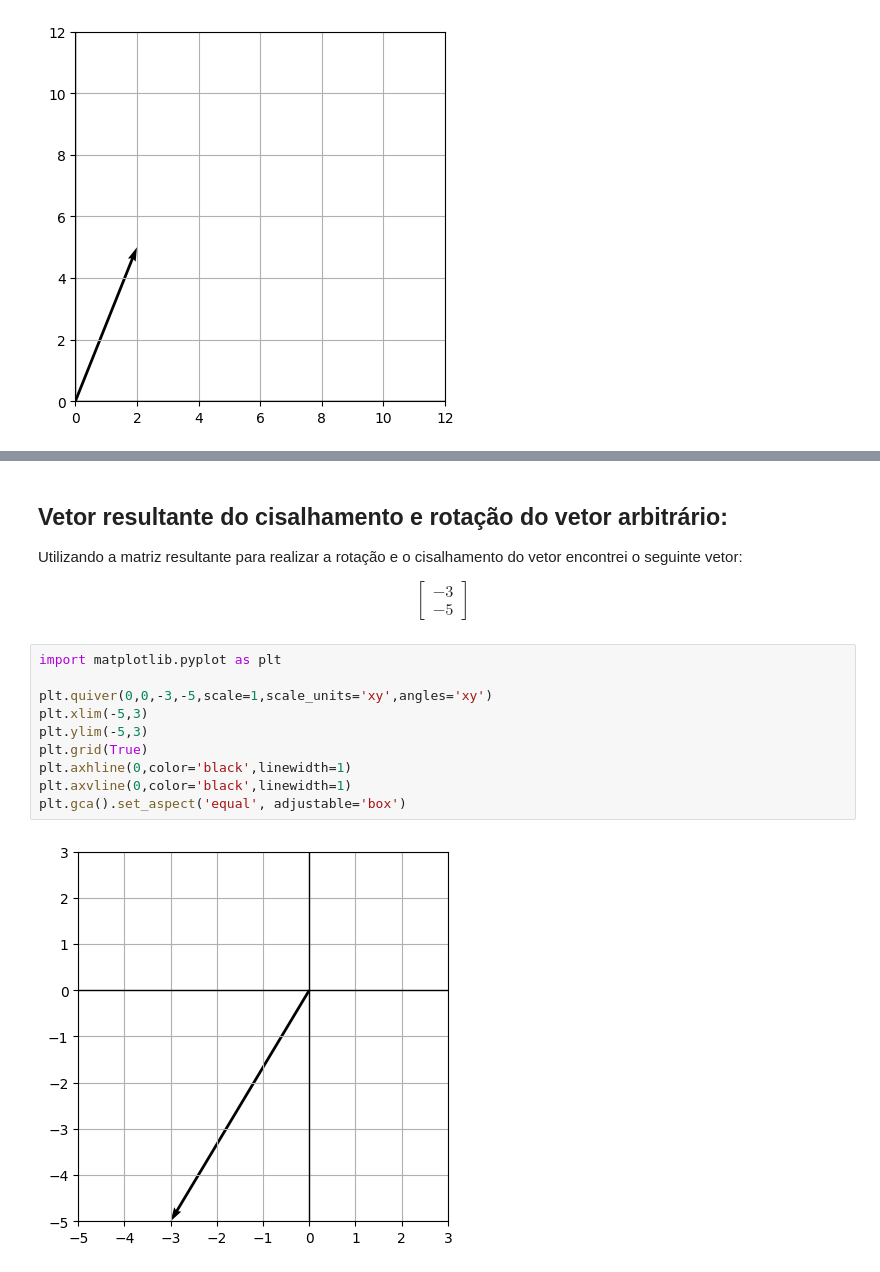
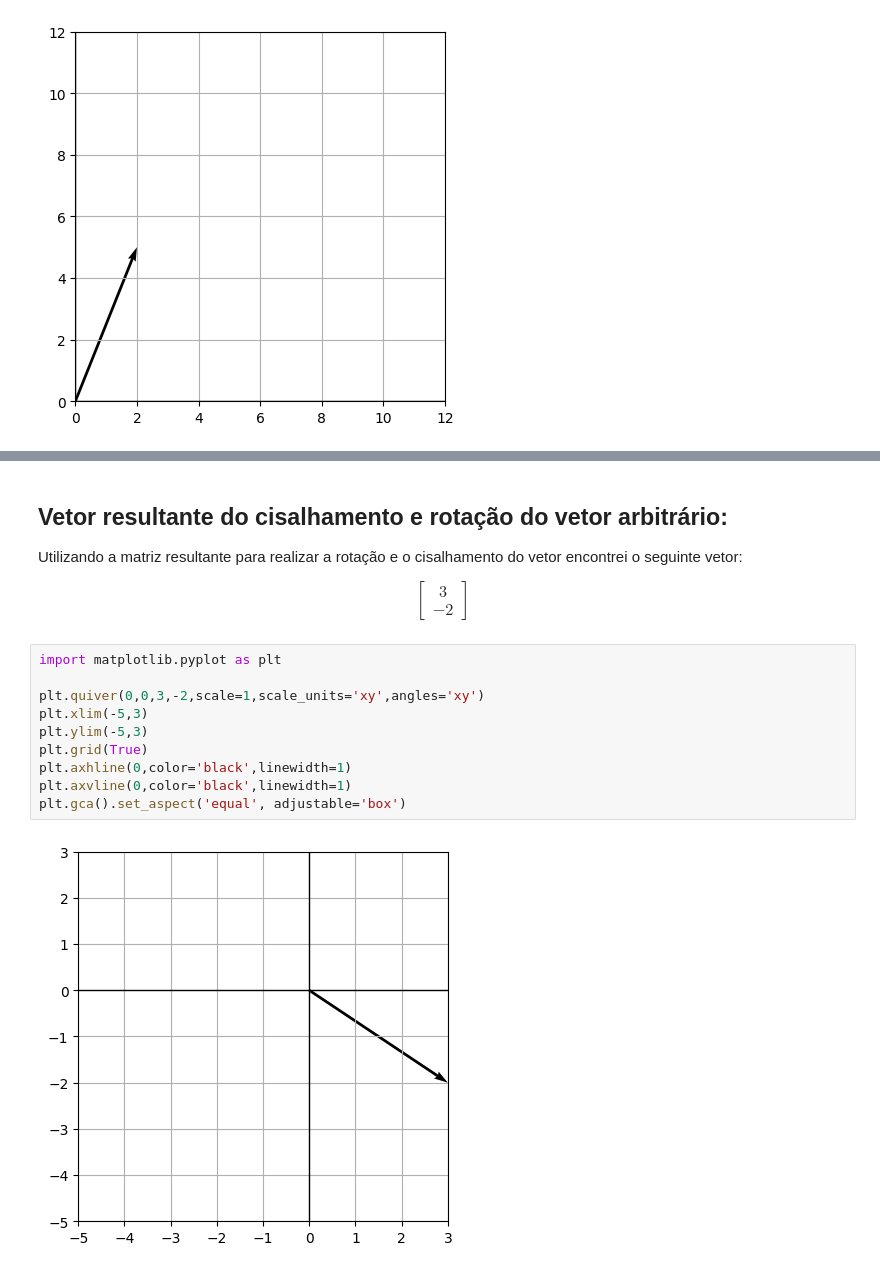
Before and after one commit to MurilloFig/Matem-tica-Computacional, a Jupyter notebook: Atividade0.ipynb, the cells around one changed output, grey strips where cells are left out. Saved outputs shown, nothing was run; the diff lists cells and outputs as text.

```diff
--- a/Atividade0.ipynb
+++ b/Atividade0.ipynb
@@ -381,18 +393,18 @@ plt.gca().set_aspect('equal', adjustable='box')
 Utilizando a matriz resultante para realizar a rotação e o cisalhamento do vetor encontrei o seguinte vetor:
 
 \begin{bmatrix}
--3 \\
--5
+3 \\
+-2
 \end{bmatrix}
 # %%
 import matplotlib.pyplot as plt
 
-plt.quiver(0,0,-3,-5,scale=1,scale_units='xy',angles='xy')
+plt.quiver(0,0,3,-2,scale=1,scale_units='xy',angles='xy')
 plt.xlim(-5,3)
 plt.ylim(-5,3)
 plt.grid(True)
 plt.axhline(0,color='black',linewidth=1)
 plt.axvline(0,color='black',linewidth=1)
 plt.gca().set_aspect('equal', adjustable='box')
 # %% [output]
-[figure, old version]
+[figure, new version]
```
Also changed, not shown: parts of 22 cells of this notebook, 1 other file.
